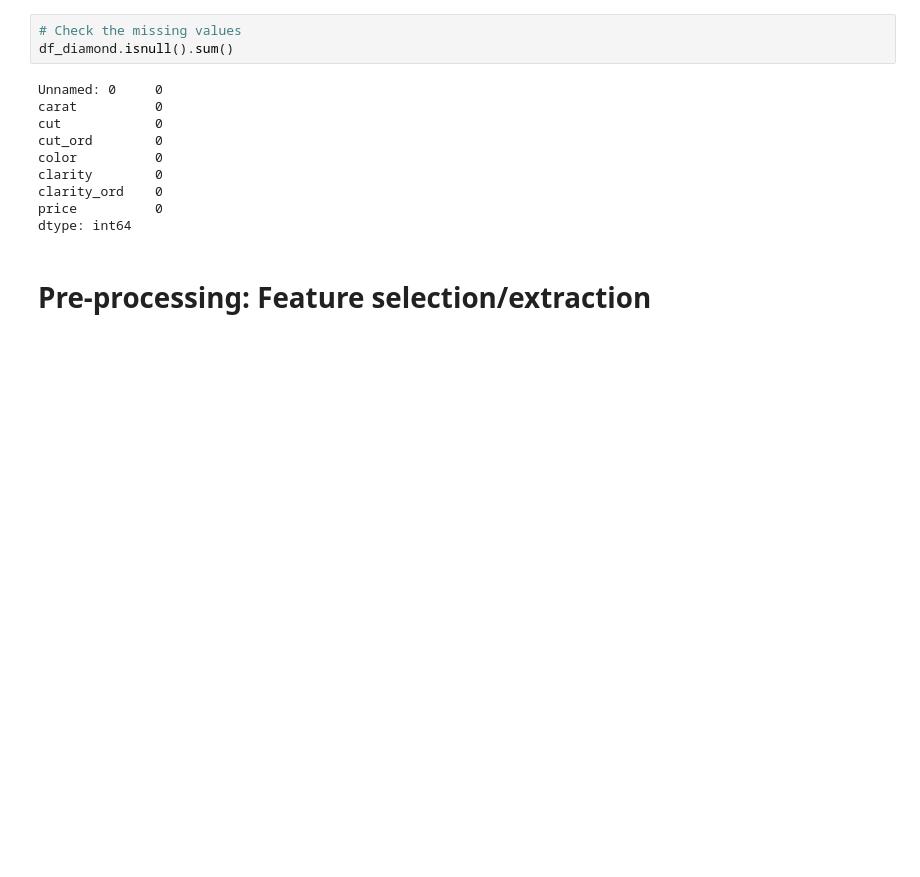
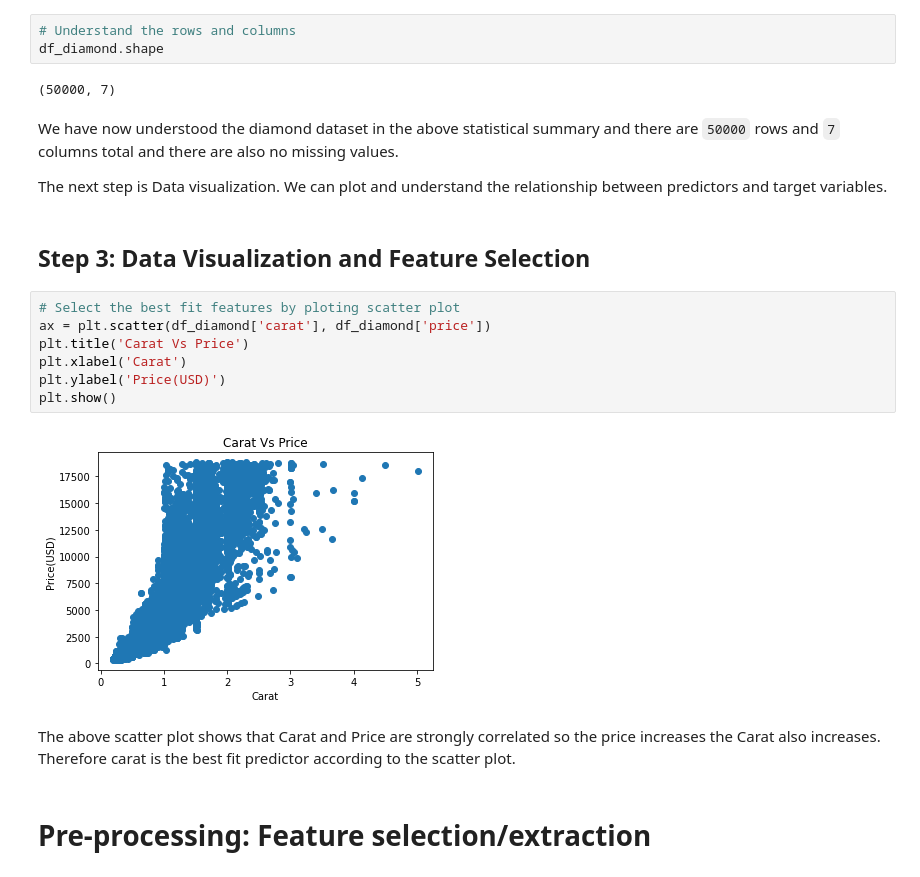
Before and after one commit to epythonlab/Predictive-analytics-for-business, a Jupyter notebook: new_diamond_price.ipynb, the cells around one changed output. Drawn from its saved outputs; the diff is of its cells as text; blank space fills up the shorter version.

```diff
--- a/new_diamond_price.ipynb
+++ b/new_diamond_price.ipynb
@@ -52,19 +90,28 @@ clarity         object
 clarity_ord      int64
 price            int64
 dtype: object
-# %%
-# Check the missing values
-df_diamond.isnull().sum()
-# %% [output]
-Unnamed: 0     0
-carat          0
-cut            0
-cut_ord        0
-color          0
-clarity        0
-clarity_ord    0
-price          0
-dtype: int64
+# %%
+# Understand the rows and columns
+df_diamond.shape
+# %% [output]
+(50000, 7)
+# %% [markdown]
+We have now understood the diamond dataset in the above statistical summary and there are `50000` rows and `7` columns total and there are also no missing values.
+
+The next step is Data visualization. We can plot and understand the relationship between predictors and target variables.
+# %% [markdown]
+## Step 3: Data Visualization and Feature Selection
+# %%
+# Select the best fit features by ploting scatter plot
+ax = plt.scatter(df_diamond['carat'], df_diamond['price'])
+plt.title('Carat Vs Price')
+plt.xlabel('Carat')
+plt.ylabel('Price(USD)')
+plt.show()
+# %% [output]
+[figure, added]
+# %% [markdown]
+The above scatter plot shows that Carat and Price are strongly correlated so the price increases the Carat also increases. Therefore carat is the best fit predictor according to the scatter plot.
 # %% [markdown]
 # Pre-processing:  Feature selection/extraction
 # %% [markdown]
```
Also changed, not shown: parts of 38 cells of this notebook, 2 other files.
